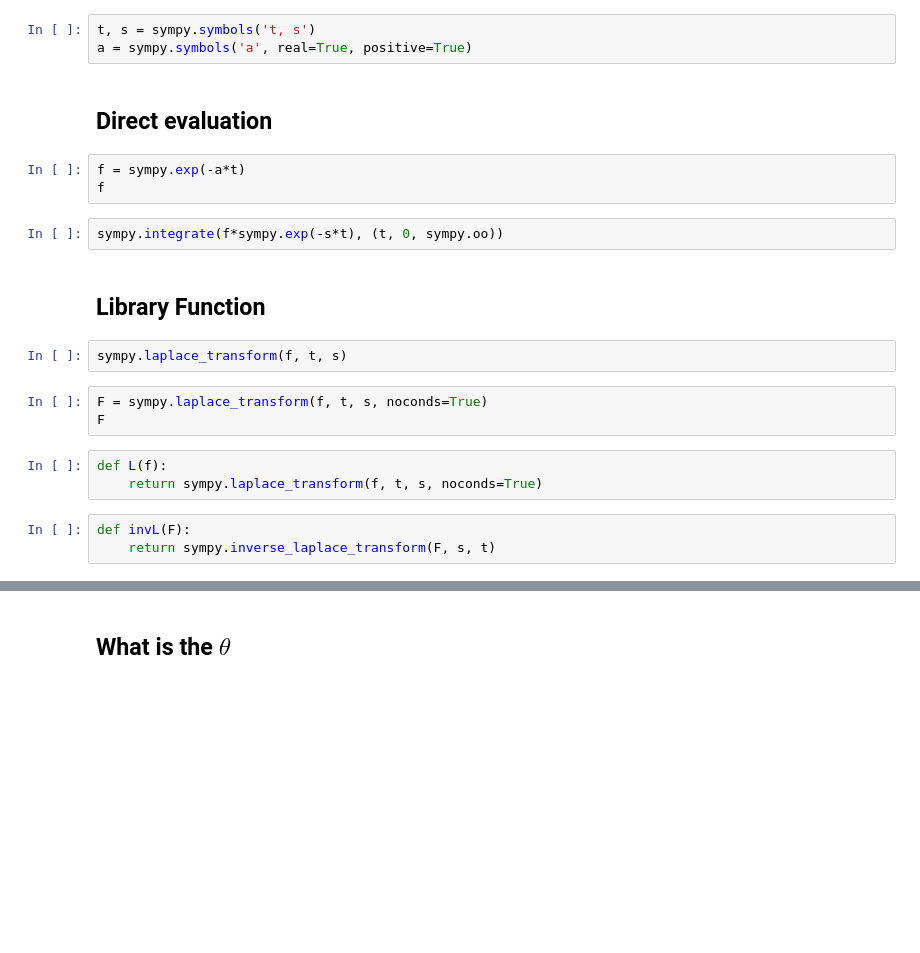
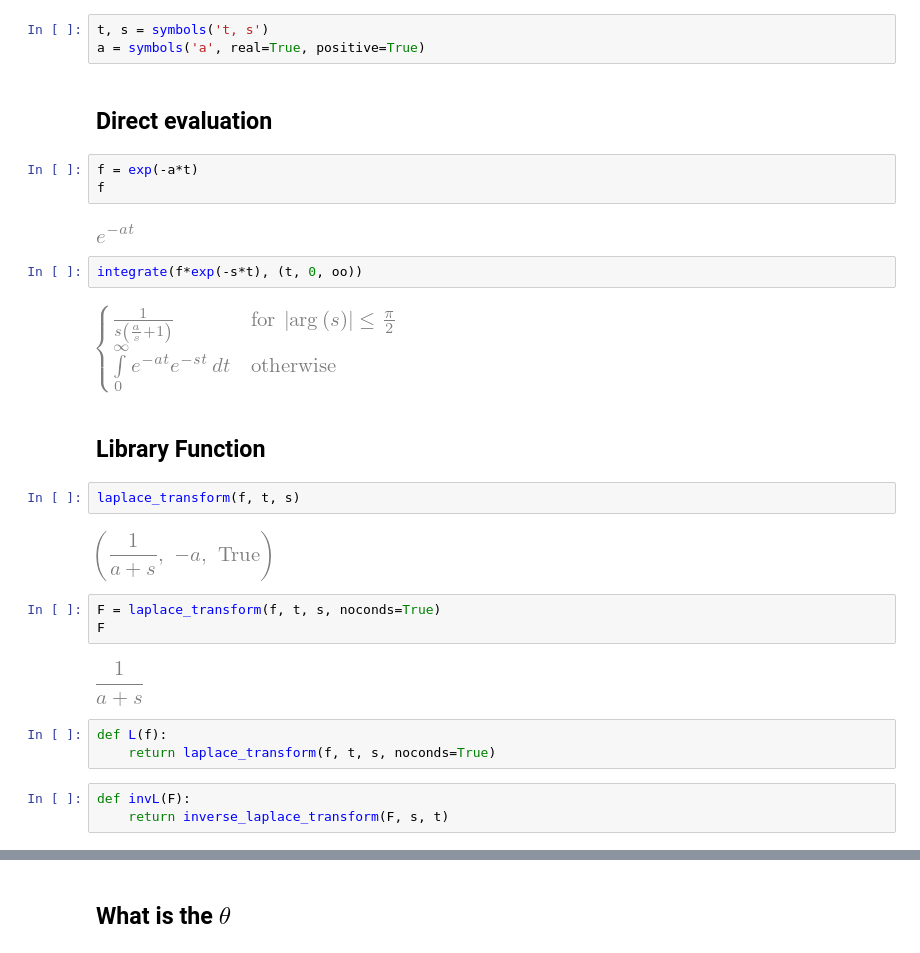
Before and after one commit to williebonavente/CodeTest, a Jupyter notebook: sympy/algebra/notebook11.ipynb, the cells around one changed output, grey strips where cells are left out. Drawn from its saved outputs; the diff is of its cells as text; blank space fills up the shorter version.

```diff
--- a/sympy/algebra/notebook11.ipynb
+++ b/sympy/algebra/notebook11.ipynb
@@ -9,27 +10,35 @@ sympy.init_printing()
 import matplotlib.pyplot as plt
 %matplotlib inline
 # %%
-t, s = sympy.symbols('t, s')
-a = sympy.symbols('a', real=True, positive=True)
+t, s = symbols('t, s')
+a = symbols('a', real=True, positive=True)
 # %% [markdown]
 ## Direct evaluation
 # %%
-f = sympy.exp(-a*t)
+f = exp(-a*t)
 f
+# %% [output]
+[figure, added]
 # %%
-sympy.integrate(f*sympy.exp(-s*t), (t, 0, sympy.oo))
+integrate(f*exp(-s*t), (t, 0, oo))
+# %% [output]
+[figure, added]
 # %% [markdown]
 ## Library Function
 # %%
-sympy.laplace_transform(f, t, s)
+laplace_transform(f, t, s)
+# %% [output]
+[figure, added]
 # %%
-F = sympy.laplace_transform(f, t, s, noconds=True)
+F = laplace_transform(f, t, s, noconds=True)
 F
+# %% [output]
+[figure, added]
 # %%
 def L(f):
-    return sympy.laplace_transform(f, t, s, noconds=True)
+    return laplace_transform(f, t, s, noconds=True)
 # %%
 def invL(F):
-    return sympy.inverse_laplace_transform(F, s, t)
+    return inverse_laplace_transform(F, s, t)
 # %%
 invL(F)
```
Also changed, not shown: parts of 18 cells of this notebook.
